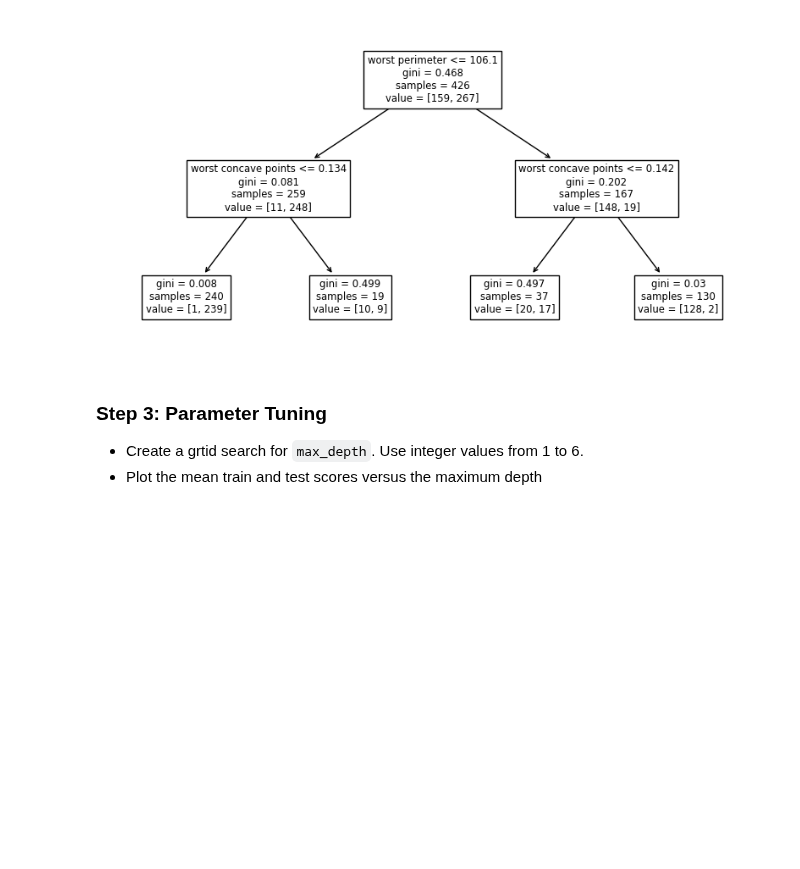
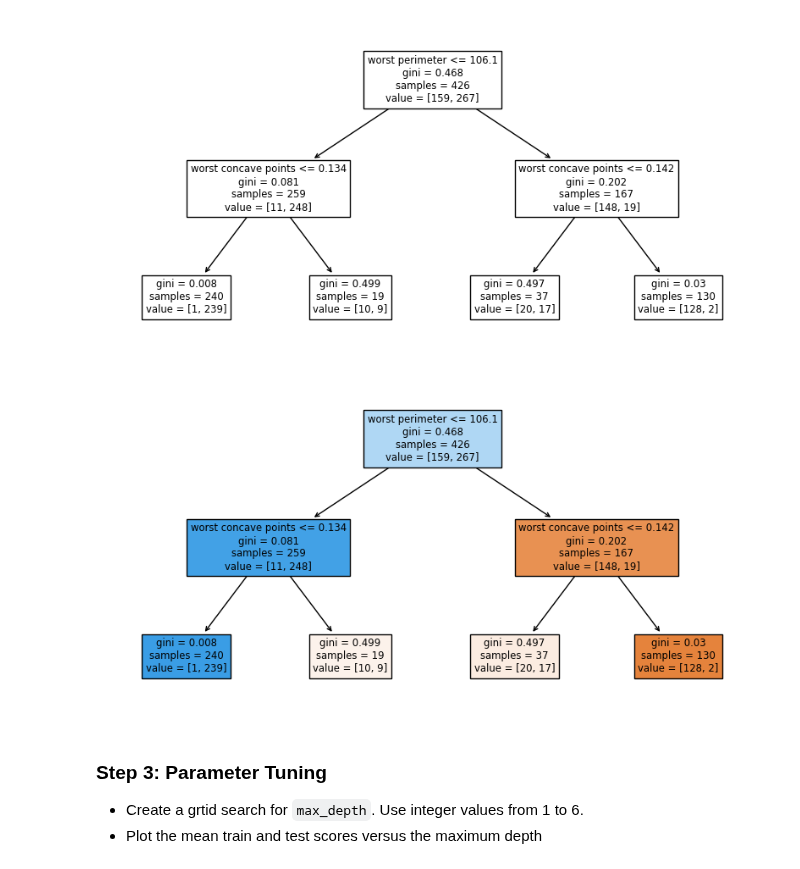
Before and after one commit to arifaygun/Magnimind-ML, a Jupyter notebook: AA_5_01_DecisionTreesSt.ipynb, the cells around one changed output. Cells and saved outputs as stored; diff of their text form; code cells hidden in the pictures; blank space fills up the shorter version.

```diff
--- a/AA_5_01_DecisionTreesSt.ipynb
+++ b/AA_5_01_DecisionTreesSt.ipynb
@@ -127,6 +159,12 @@ plt.figure(figsize=(10,5))
 plot_tree(tree1, feature_names=cancer.feature_names); # ';' for only plot tree chart
 # %% [output]
 [figure]
+# %%
+from sklearn.tree import plot_tree
+plt.figure(figsize=(10,5))
+plot_tree(tree1, feature_names=cancer.feature_names, filled=True); # 'filled' for colered nodes chart
+# %% [output]
+[figure, added]
 # %% [markdown]
 ### Step 3: Parameter Tuning
 - Create a grtid search for `max_depth`. Use integer values from 1 to 6.
```
Also changed, not shown: parts of 4 cells of this notebook.
